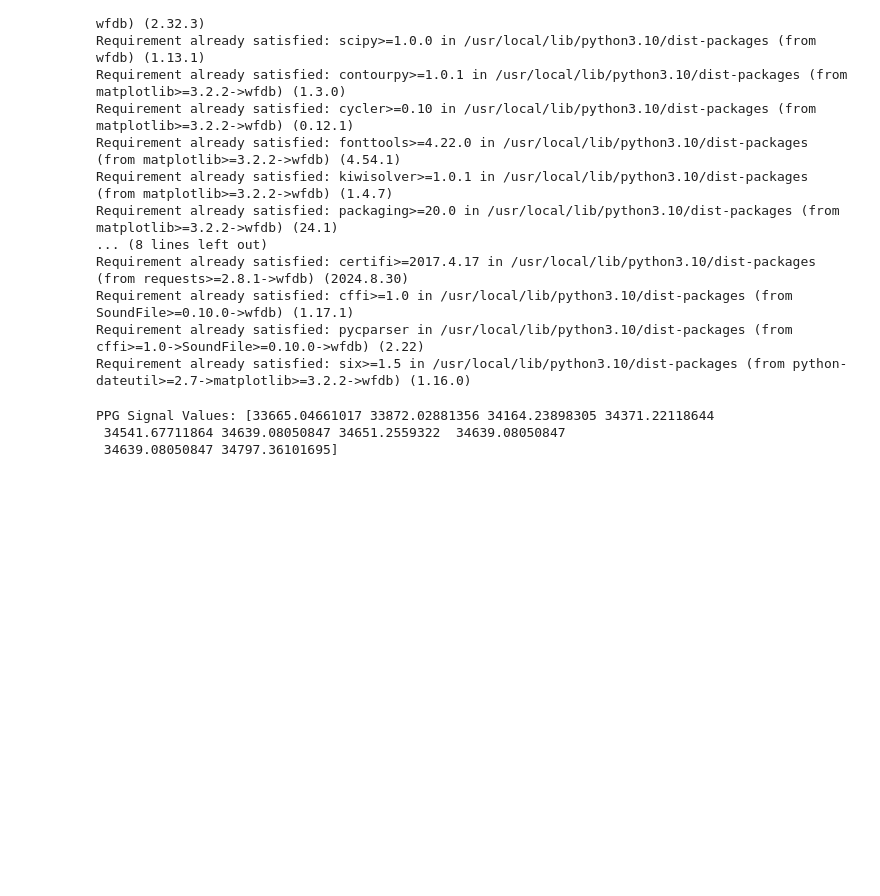
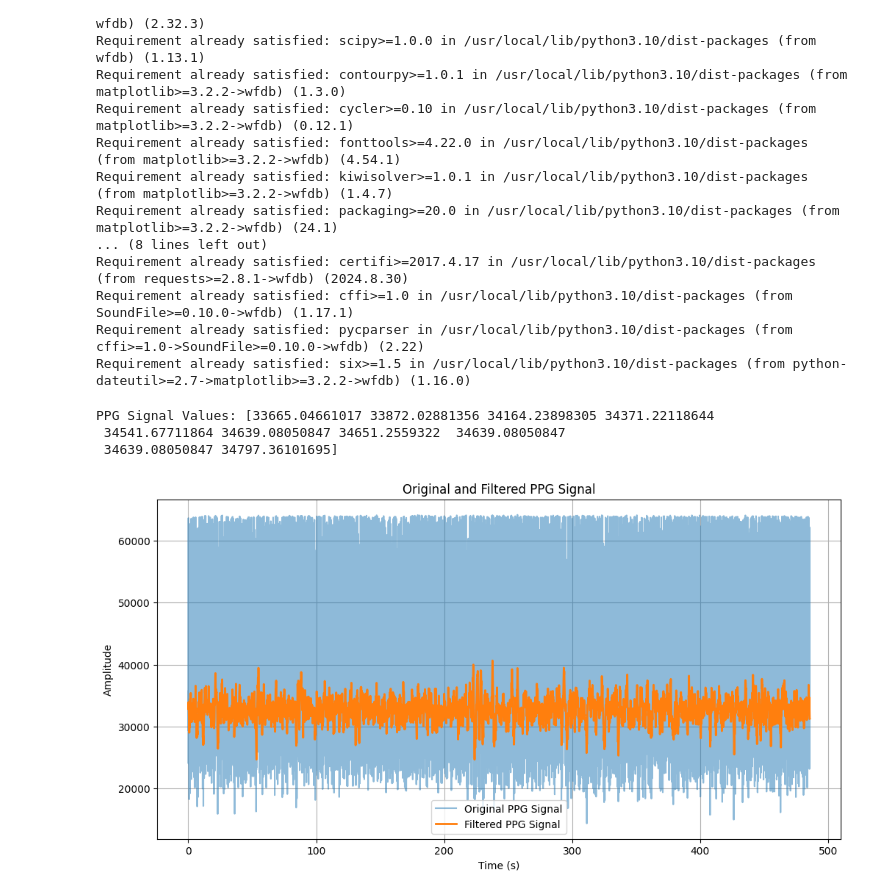
Before and after one commit to HRJ369/DH_307, a Jupyter notebook: DH_307_ppg.ipynb, the cells around one changed output. Cells and saved outputs as stored; diff of their text form; code cells hidden in the pictures; blank space fills up the shorter version.

```diff
--- a/DH_307_ppg.ipynb
+++ b/DH_307_ppg.ipynb
@@ -90,30 +90,42 @@ record = wfdb.rdrecord('s10_run')
 
 # Extract the PPG signal and time
 ppg_signal = record.p_signal[:, 0]
 time = np.arange(len(ppg_signal)) / record.fs  # Adjusted to ensure correct time array
 
 # Print the first few values of the signal
 print("PPG Signal Values:", ppg_signal[:10])  # Check the first 10 values
 
 import numpy as np
 from scipy.signal import butter, filtfilt
 
 # Low-pass filter function
 def lowpass_filter(data, cutoff_freq, fs, order=4):
     nyquist = 0.5 * fs
     normal_cutoff = cutoff_freq / nyquist
     b, a = butter(order, normal_cutoff, btype='low', analog=False)
     y = filtfilt(b, a, data)
     return y
 
 # Define filter parameters
 low_cutoff_frequency = 3  # Cut-off frequency for low-pass filter in Hz
 
 fs = record.fs  # Sampling frequency from the .hea file
 
 # Apply the low-pass and high-pass filters
 filtered_ppg_signal_lowpass = lowpass_filter(ppg_signal, low_cutoff_frequency, fs)
+
+
+plt.figure(figsize=(12, 6))
+plt.plot(time, ppg_signal, label='Original PPG Signal', alpha=0.5)
+plt.plot(time, filtered_ppg_signal_lowpass, label='Filtered PPG Signal', linewidth=2)
+plt.xlabel('Time (s)')
+plt.ylabel('Amplitude')
+plt.title('Original and Filtered PPG Signal')
+plt.legend()
+plt.grid()
+plt.show()
 # %% [output]
 PPG Signal Values: [33665.04661017 33872.02881356 34164.23898305 34371.22118644
  34541.67711864 34639.08050847 34651.2559322  34639.08050847
  34639.08050847 34797.36101695]
+[figure, added]
```
Also changed, not shown: parts of 6 cells of this notebook.
